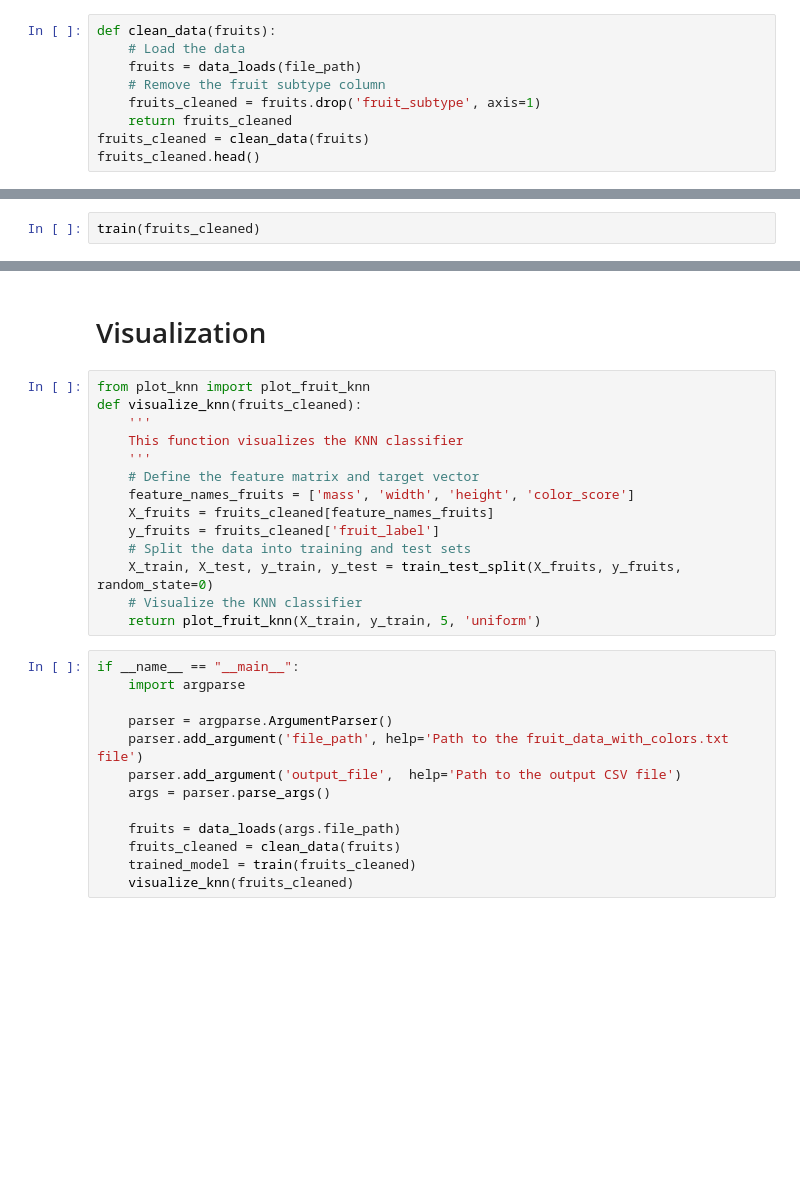
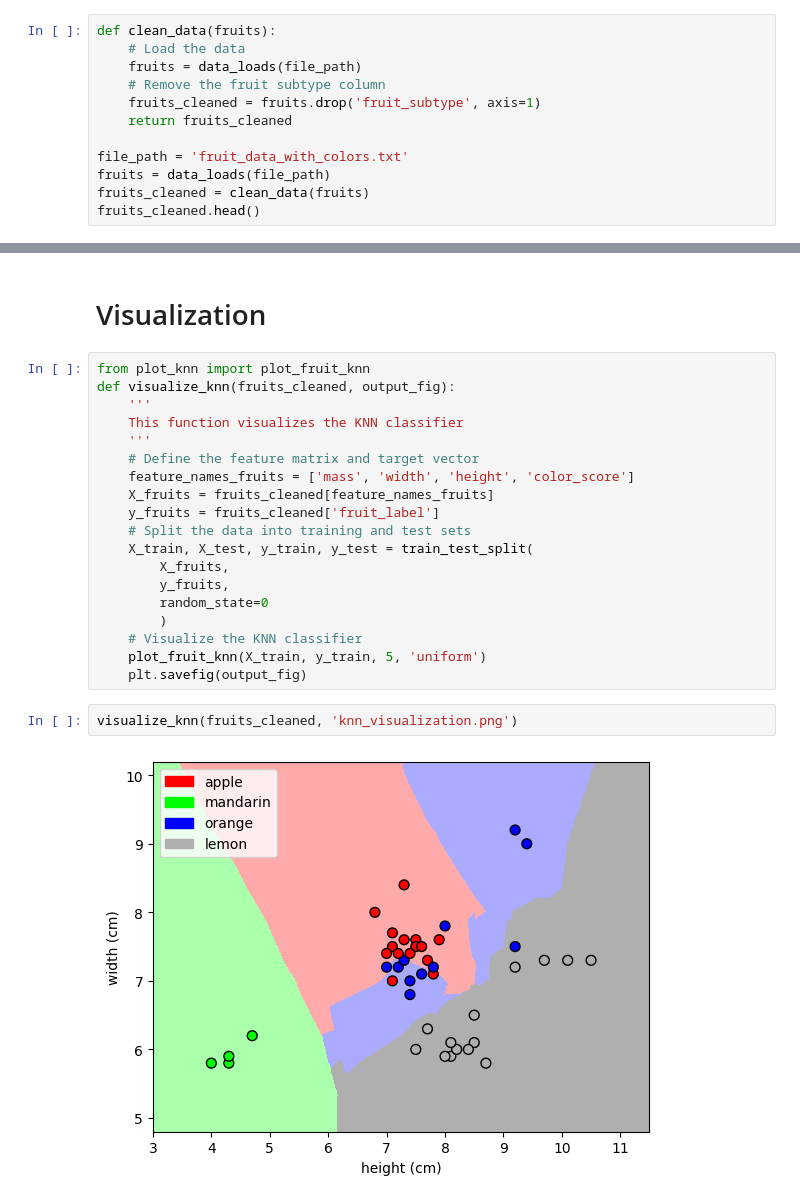
Before and after one commit to fengyuanlu007/643-Assignment2, a Jupyter notebook: main.ipynb, the cells around one changed output, grey strips where cells are left out. Saved outputs shown, nothing was run; the diff lists cells and outputs as text; blank space fills up the shorter version.

```diff
--- a/main.ipynb
+++ b/main.ipynb
@@ -24,6 +24,9 @@ def clean_data(fruits):
     # Remove the fruit subtype column
     fruits_cleaned = fruits.drop('fruit_subtype', axis=1)
     return fruits_cleaned
+
+file_path = 'fruit_data_with_colors.txt'
+fruits = data_loads(file_path)
 fruits_cleaned = clean_data(fruits)
 fruits_cleaned.head()
 # %% [output]
@@ -86,5 +91,3 @@ def train(fruits_cleaned):
     print(model_metrics)
 
     return trained_model
-# %%
-train(fruits_cleaned)
@@ -127,7 +136,7 @@ Predicted fruit type for     height  width  mass  color_score
 # Visualization
 # %%
 from plot_knn import plot_fruit_knn
-def visualize_knn(fruits_cleaned):
+def visualize_knn(fruits_cleaned, output_fig):
     '''
     This function visualizes the KNN classifier
     '''
@@ -136,19 +145,15 @@ def visualize_knn(fruits_cleaned):
     X_fruits = fruits_cleaned[feature_names_fruits]
     y_fruits = fruits_cleaned['fruit_label']
     # Split the data into training and test sets
-    X_train, X_test, y_train, y_test = train_test_split(X_fruits, y_fruits, random_state=0)
+    X_train, X_test, y_train, y_test = train_test_split(
+        X_fruits,
+        y_fruits,
+        random_state=0
+        )
     # Visualize the KNN classifier
-    return plot_fruit_knn(X_train, y_train, 5, 'uniform')
+    plot_fruit_knn(X_train, y_train, 5, 'uniform')
+    plt.savefig(output_fig)
-# %%
-if __name__ == "__main__":
-    import argparse
-
-    parser = argparse.ArgumentParser()
-    parser.add_argument('file_path', help='Path to the fruit_data_with_colors.txt file')
-    parser.add_argument('output_file',  help='Path to the output CSV file')
-    args = parser.parse_args()
-
-    fruits = data_loads(args.file_path)
-    fruits_cleaned = clean_data(fruits)
-    trained_model = train(fruits_cleaned)
-    visualize_knn(fruits_cleaned)
+# %%
+visualize_knn(fruits_cleaned, 'knn_visualization.png')
+# %% [output]
+[figure, added]
```
Also changed, not shown: parts of 6 cells of this notebook, 1 other file.
